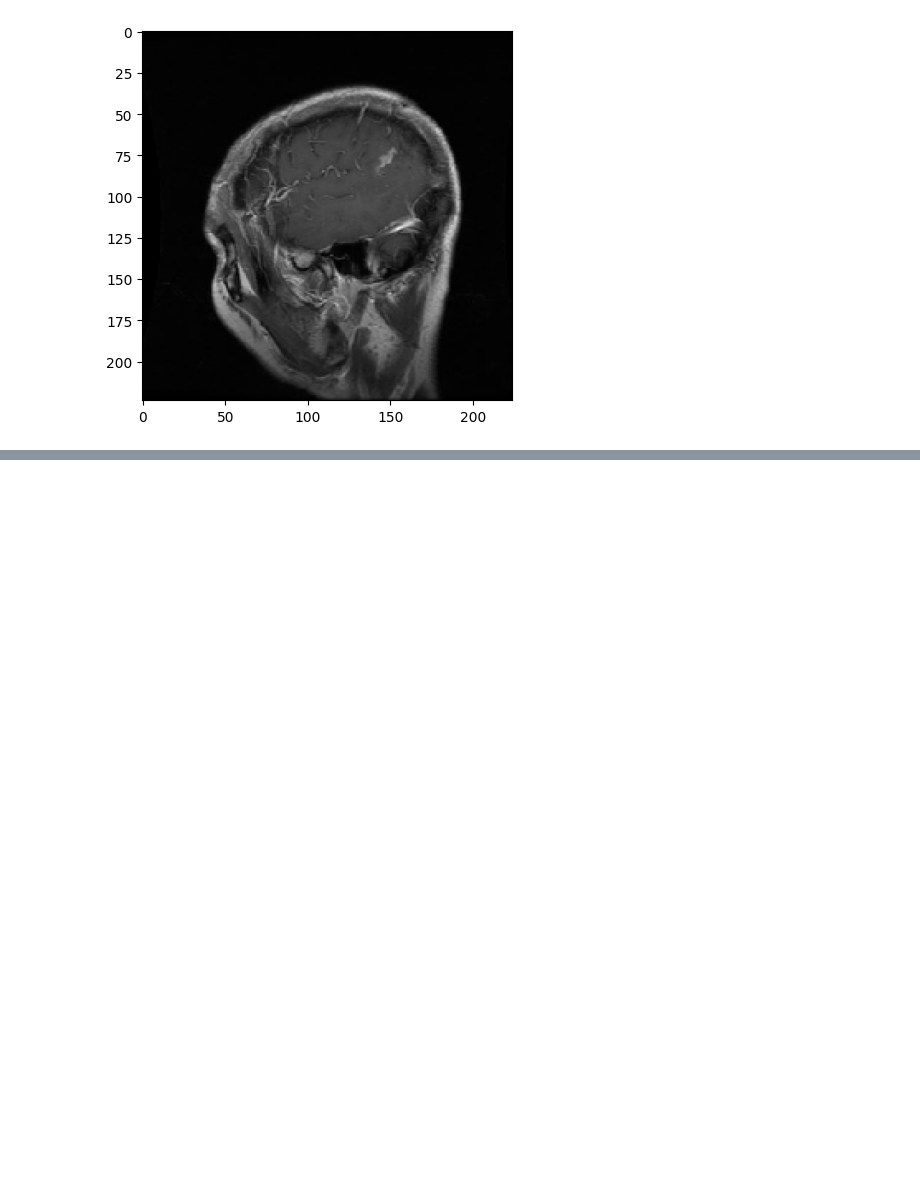
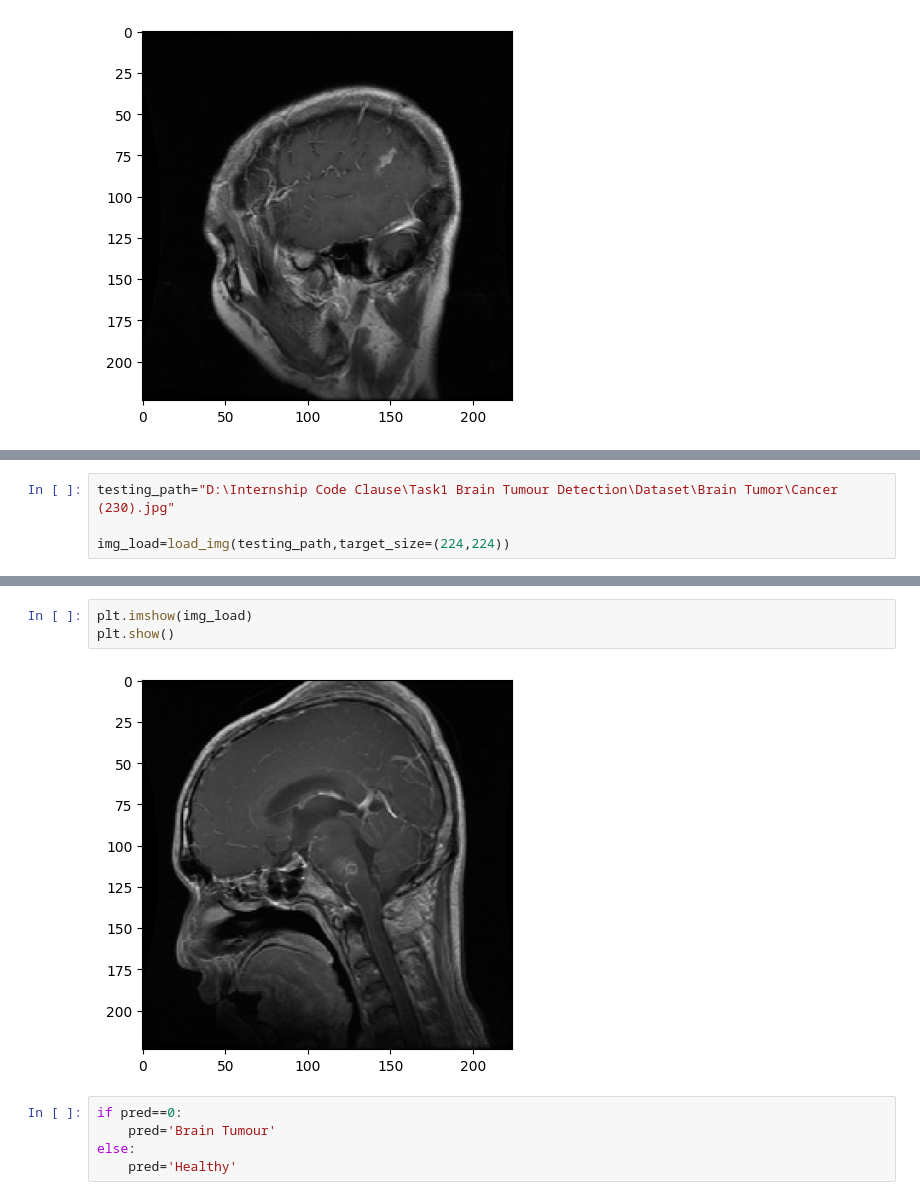
Before and after one commit to Ananttyagi004/Brain_Tumour_Detection, a Jupyter notebook: source.ipynb, the cells around one changed output, grey strips where cells are left out. Drawn from its saved outputs; the diff is of its cells as text; blank space fills up the shorter version.

```diff
--- a/source.ipynb
+++ b/source.ipynb
@@ -224,0 +357,4 @@ plt.show()
+# %%
+testing_path="D:\Internship Code Clause\Task1 Brain Tumour Detection\Dataset\Brain Tumor\Cancer (230).jpg"
+
+img_load=load_img(testing_path,target_size=(224,224))
@@ -224,0 +405,10 @@ plt.show()
+# %%
+plt.imshow(img_load)
+plt.show()
+# %% [output]
+[figure, added]
+# %%
+if pred==0:
+    pred='Brain Tumour'
+else:
+    pred='Healthy'
```
Also changed, not shown: parts of 25 cells of this notebook, 1 other file.
